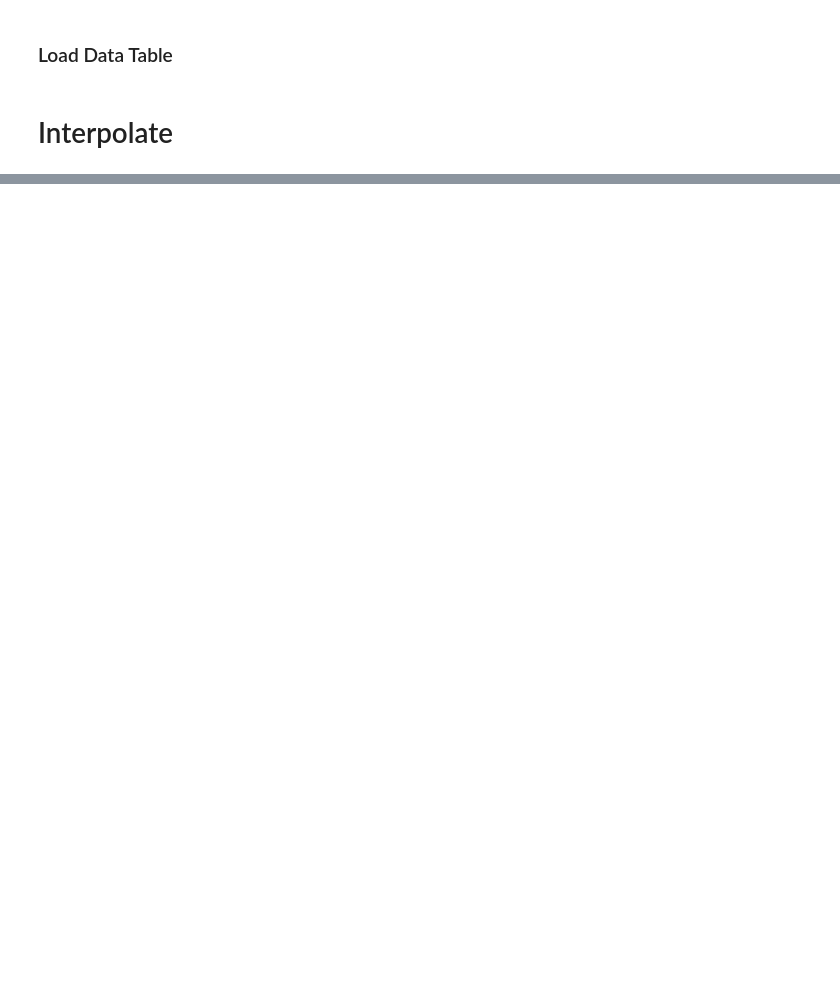
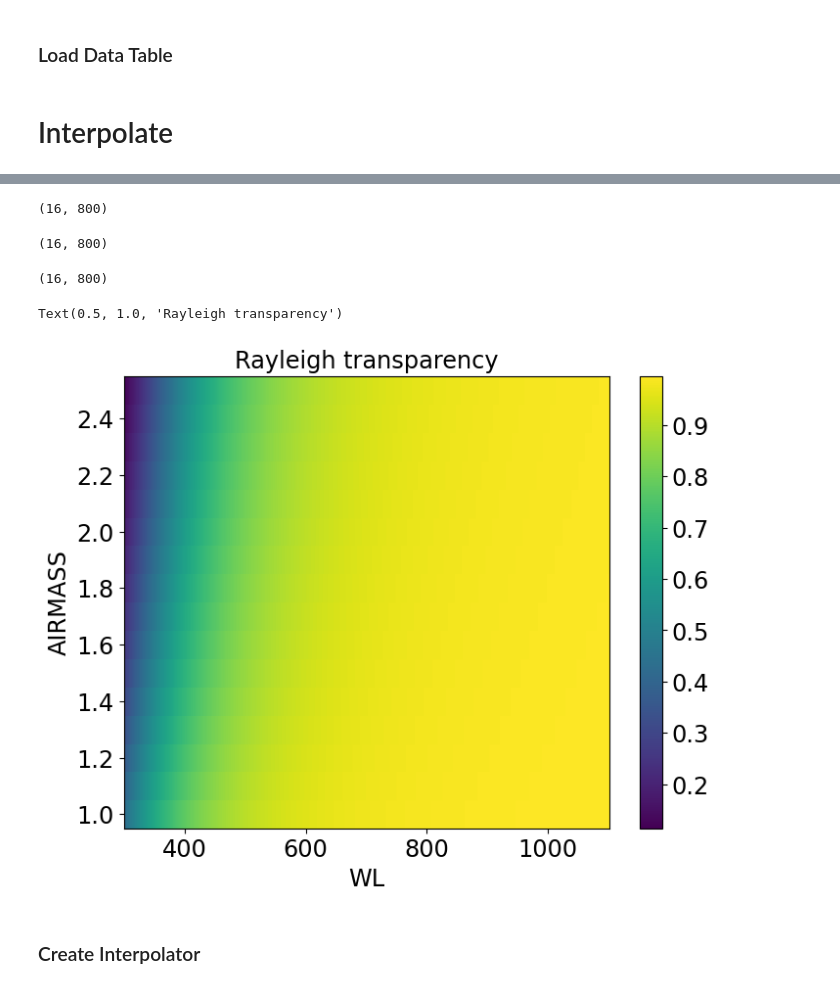
Before and after one commit to sylvielsstfr/AtmEmulator, a Jupyter notebook: InterpolateGrids/InterpolateAtmGrid.ipynb, the cells around one changed output, grey strips where cells are left out. Saved outputs shown, nothing was run; the diff lists cells and outputs as text; code cells hidden in the pictures; blank space fills up the shorter version.

```diff
--- a/InterpolateGrids/InterpolateAtmGrid.ipynb
+++ b/InterpolateGrids/InterpolateAtmGrid.ipynb
@@ -197,0 +188,31 @@ with open(file8_in, 'rb') as f:
+# %%
+X = WL
+Y = AIRMASS
+# %%
+XX,YY = np.meshgrid(X,Y)
+# %%
+XX.shape
+# %% [output]
+(16, 800)
+# %%
+YY.shape
+# %% [output]
+(16, 800)
+# %%
+Z = data_rayleigh_training.T
+# %%
+Z.shape
+# %% [output]
+(16, 800)
+# %%
+c=plt.pcolor(XX, YY, Z)
+plt.colorbar(c)
+plt.xlabel("WL")
+plt.ylabel("AIRMASS")
+the_title = f"Rayleigh transparency"
+plt.title(the_title)
+# %% [output]
+Text(0.5, 1.0, 'Rayleigh transparency')
+[figure, added]
+# %% [markdown]
+### Create Interpolator
```
Also changed, not shown: parts of 47 cells of this notebook.
